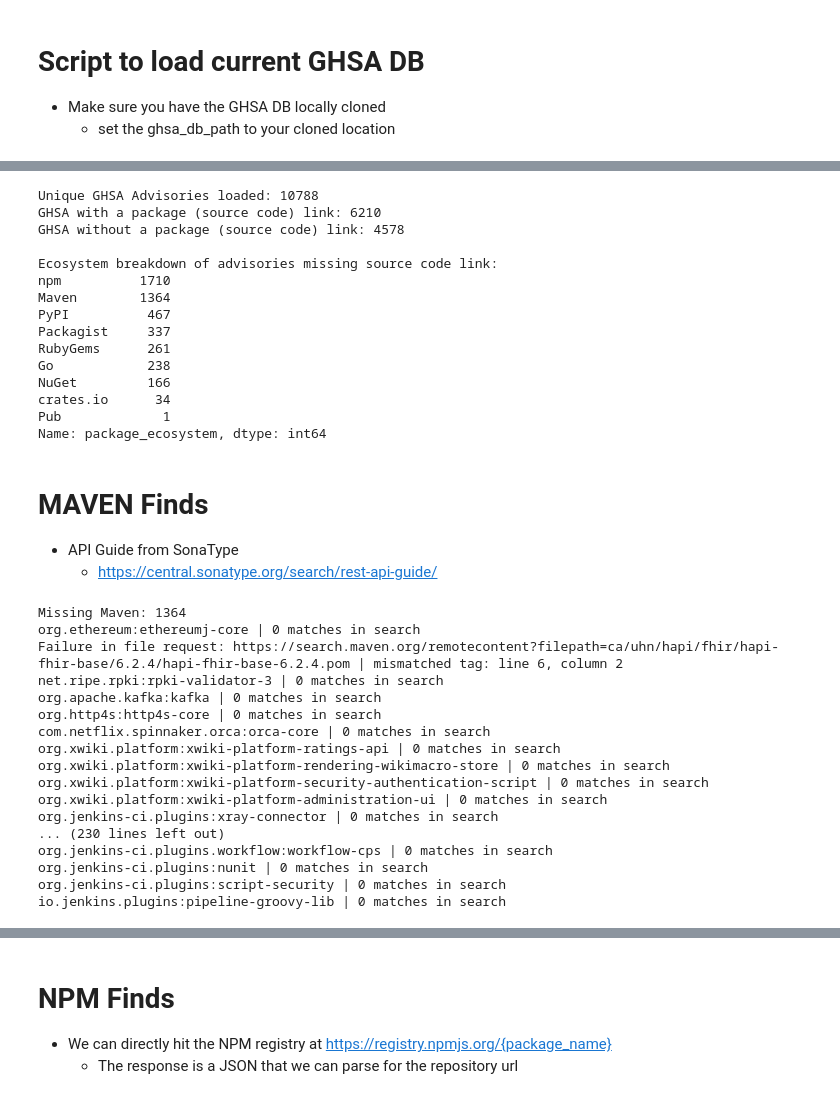
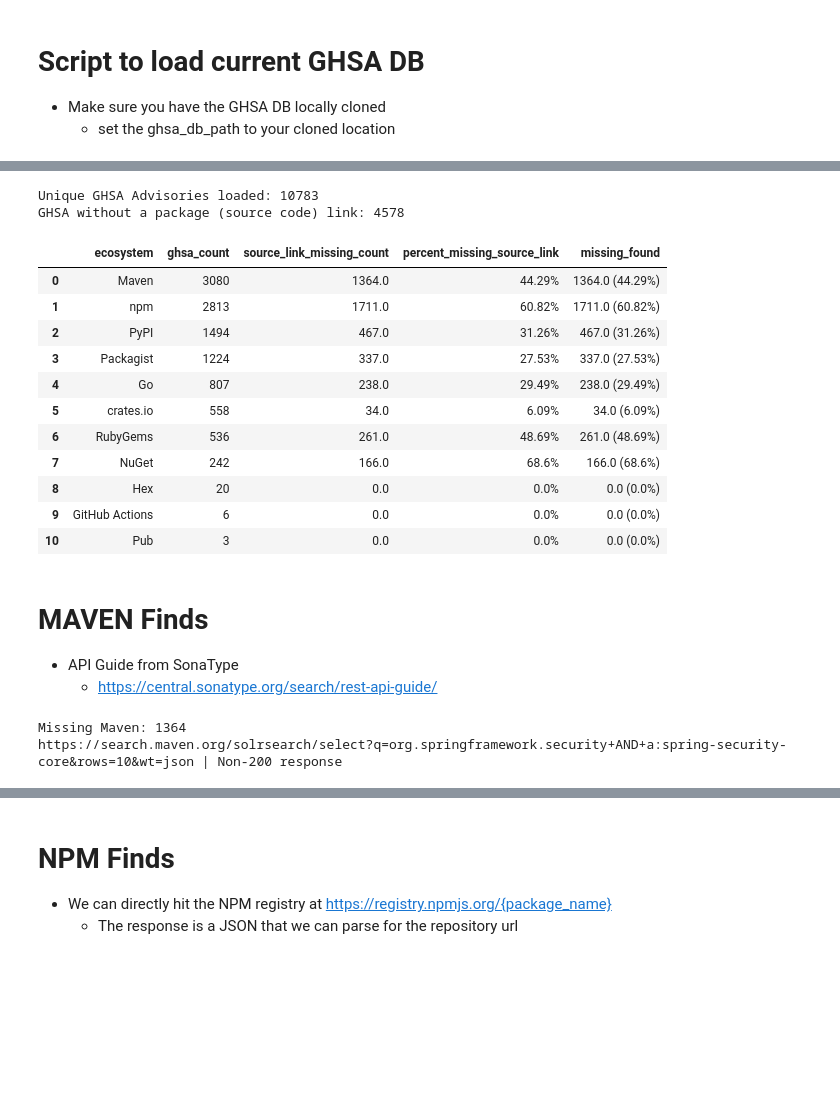
Before and after one commit to tdunlap607/ghsa-source-code-link-backfill, a Jupyter notebook: find_missing_source_code_link.ipynb, the cells around one changed output, grey strips where cells are left out. Cells and saved outputs as stored; diff of their text form; code cells hidden in the pictures; blank space fills up the shorter version.

```diff
--- a/find_missing_source_code_link.ipynb
+++ b/find_missing_source_code_link.ipynb
@@ -72,28 +72,48 @@ df_ghsa.head(n=10)
 # %%
 # create a df for advisories with missing source code link
 ghsa_missing_GH_repo = df_ghsa[df_ghsa['references_package'].isna()]
 
 print(f"Unique GHSA Advisories loaded: {df_ghsa.id.nunique()}")
-print(f"GHSA with a package (source code) link: {df_ghsa[df_ghsa['references_package'].notna()].id.nunique()}")
 print(f"GHSA without a package (source code) link: {ghsa_missing_GH_repo.id.nunique()}\n")
-print(f"Ecosystem breakdown of advisories missing source code link: \n"
-      f"{ghsa_missing_GH_repo.package_ecosystem.value_counts()}")
+
+# create a breakdown of ecosystem info
+breakdowns = df_ghsa.package_ecosystem.value_counts().to_frame().reset_index(drop=False)
+breakdowns.columns = ["ecosystem", "ghsa_count"]
+breakdowns_missing = ghsa_missing_GH_repo.package_ecosystem.value_counts().to_frame().reset_index(drop=False)
+breakdowns_missing.columns = ["ecosystem", "source_link_missing_count"]
+
+breakdowns = pd.merge(breakdowns, breakdowns_missing,
+                      on=["ecosystem"],
+                      how="left")
+
+breakdowns = breakdowns.fillna(0)
+
+breakdowns["percent_missing_source_link"] = breakdowns.apply(
+      lambda x: f"{round(100*x['source_link_missing_count']/x['ghsa_count'], 2)}%",
+      axis=1
+)
+
+breakdowns["missing_found"] = breakdowns.apply(
+      lambda x: f"{x['source_link_missing_count']} ({x['percent_missing_source_link']})",
+      axis=1
+)
+
+breakdowns.head(n=15)
 # %% [output]
-Unique GHSA Advisories loaded: 10788
-GHSA with a package (source code) link: 6210
+Unique GHSA Advisories loaded: 10783
 GHSA without a package (source code) link: 4578
-
-Ecosystem breakdown of advisories missing source code link:
-npm          1710
-Maven        1364
-PyPI          467
-Packagist     337
-RubyGems      261
-Go            238
-NuGet         166
-crates.io      34
-Pub             1
-Name: package_ecosystem, dtype: int64
+|  | ecosystem | ghsa_count | source_link_missing_count | percent_missing_source_link | missing_found |
+| 0 | Maven | 3080 | 1364.0 | 44.29% | 1364.0 (44.29%) |
+| 1 | npm | 2813 | 1711.0 | 60.82% | 1711.0 (60.82%) |
+| 2 | PyPI | 1494 | 467.0 | 31.26% | 467.0 (31.26%) |
+| 3 | Packagist | 1224 | 337.0 | 27.53% | 337.0 (27.53%) |
+| 4 | Go | 807 | 238.0 | 29.49% | 238.0 (29.49%) |
+| 5 | crates.io | 558 | 34.0 | 6.09% | 34.0 (6.09%) |
+| 6 | RubyGems | 536 | 261.0 | 48.69% | 261.0 (48.69%) |
+| 7 | NuGet | 242 | 166.0 | 68.6% | 166.0 (68.6%) |
+| 8 | Hex | 20 | 0.0 | 0.0% | 0.0 (0.0%) |
+| 9 | GitHub Actions | 6 | 0.0 | 0.0% | 0.0 (0.0%) |
+| 10 | Pub | 3 | 0.0 | 0.0% | 0.0 (0.0%) |
 # %% [markdown]
 # MAVEN Finds
 
@@ -191,27 +211,12 @@ maven_missing = maven_missing.drop_duplicates().reset_index(drop=True)
 print(f"Missing Maven: {maven_missing.id.nunique()}")
 
 maven_missing['temp_repo'] = maven_missing.apply(
-    lambda x: maven_search(x['package_name']),
+    lambda x: maven_search(x['package_name'], x['id']),
     axis=1
 )
 # %% [output]
 Missing Maven: 1364
-org.ethereum:ethereumj-core | 0 matches in search
-Failure in file request: https://search.maven.org/remotecontent?filepath=ca/uhn/hapi/fhir/hapi-fhir-base/6.2.4/hapi-fhir-base-6.2.4.pom | mismatched tag: line 6, column 2
-net.ripe.rpki:rpki-validator-3 | 0 matches in search
-org.apache.kafka:kafka | 0 matches in search
-org.http4s:http4s-core | 0 matches in search
-com.netflix.spinnaker.orca:orca-core | 0 matches in search
-org.xwiki.platform:xwiki-platform-ratings-api | 0 matches in search
-org.xwiki.platform:xwiki-platform-rendering-wikimacro-store | 0 matches in search
-org.xwiki.platform:xwiki-platform-security-authentication-script | 0 matches in search
-org.xwiki.platform:xwiki-platform-administration-ui | 0 matches in search
-org.jenkins-ci.plugins:xray-connector | 0 matches in search
-... (230 lines left out)
-org.jenkins-ci.plugins.workflow:workflow-cps | 0 matches in search
-org.jenkins-ci.plugins:nunit | 0 matches in search
-org.jenkins-ci.plugins:script-security | 0 matches in search
-io.jenkins.plugins:pipeline-groovy-lib | 0 matches in search
+https://search.maven.org/solrsearch/select?q=org.springframework.security+AND+a:spring-security-core&rows=10&wt=json | Non-200 response
 # %%
 # check if github is in link
 maven_missing["github_repo"] = maven_missing.apply(
```
Also changed, not shown: parts of 20 cells of this notebook, 1 other file.
